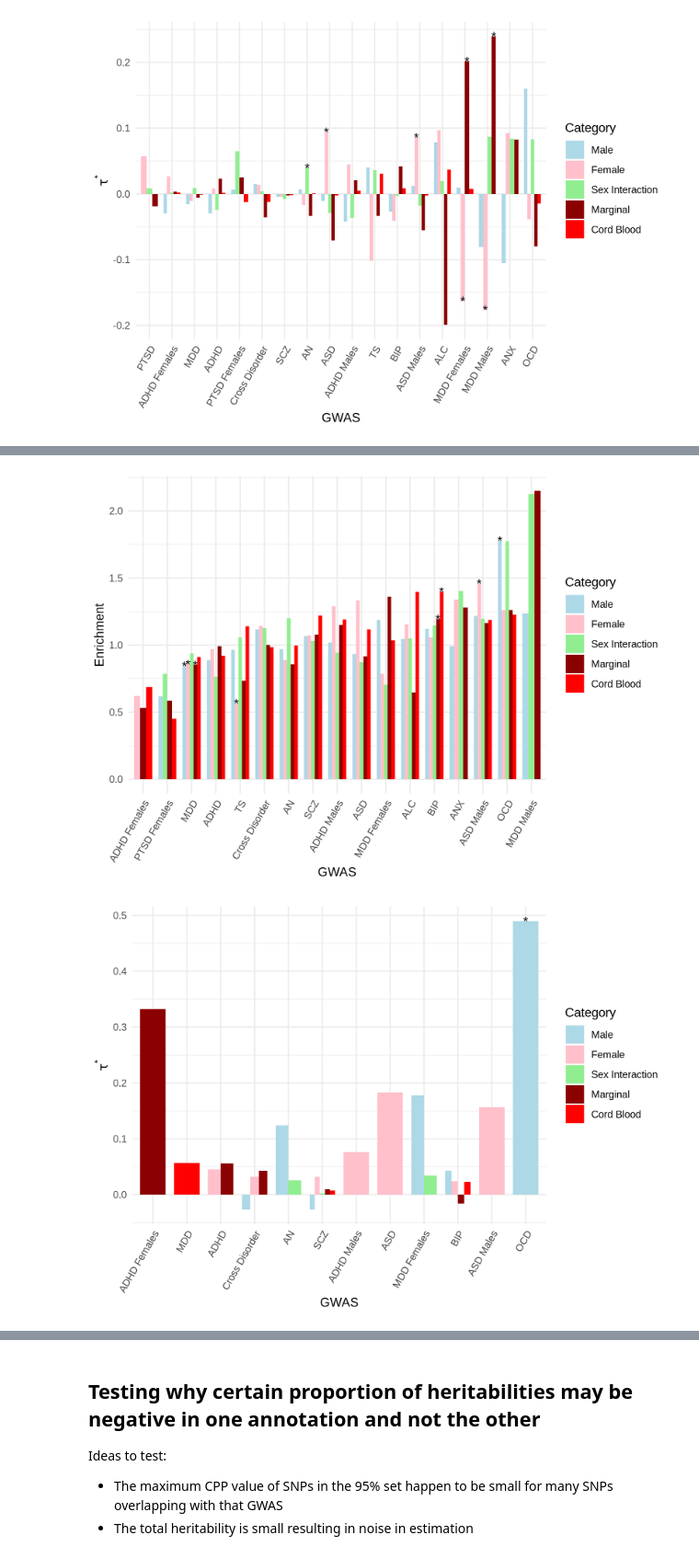
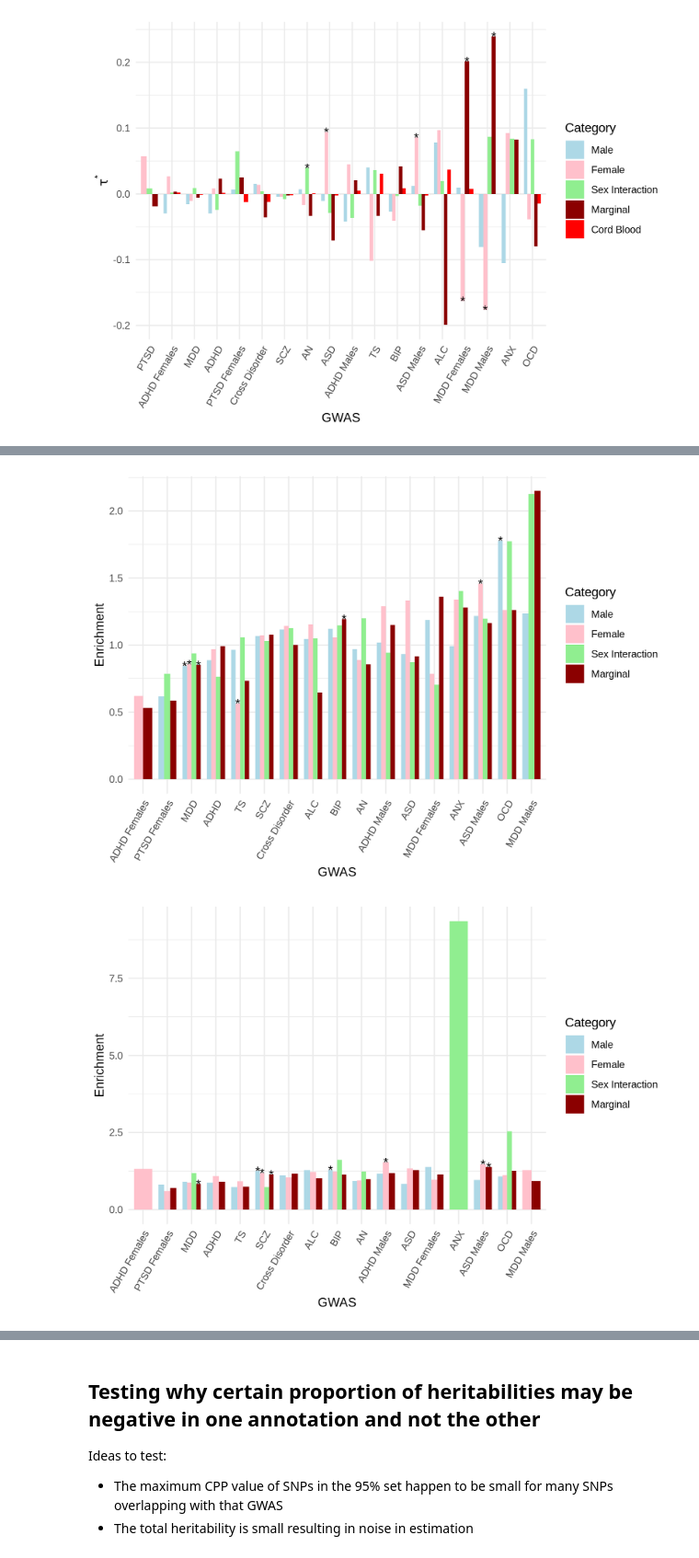
Before and after one commit to wilcas/sex_specific_mQTL, a Jupyter notebook: delahaye_mQTL_analyses/heritability_ldsc_analysis.ipynb, the cells around one changed output, grey strips where cells are left out. Shown at 92% size. Saved outputs shown, nothing was run; the diff lists cells and outputs as text; code cells hidden in the pictures.

```diff
--- a/delahaye_mQTL_analyses/heritability_ldsc_analysis.ipynb
+++ b/delahaye_mQTL_analyses/heritability_ldsc_analysis.ipynb
@@ -188,7 +188,7 @@ part_heritability_results <- function(path){
         full.names = TRUE
       ),
       function(f) {
-        labels <- str_match(f, ".*/(all_cis|bin_CPP_her|maxCPP_her)_(.*)_shared.results")[-c(1)]
+        labels <- str_match(f, ".*/(all_cis_fdr|bin_CPP_her|maxCPP_her)_(.*)_shared.results")[-c(1)]
         if (any(is.na(labels))) {
           return(data.table())
         } else {
@@ -209,7 +209,7 @@ part_heritability_results <- function(path){
         full.names = TRUE
       ),
       function(f) {
-        labels <- str_match(f, ".*/(all_cis|bin_CPP_her|maxCPP_her)_(.*)_shared.log")[-c(1)]
+        labels <- str_match(f, ".*/(all_cis_fdr|bin_CPP_her|maxCPP_her)_(.*)_shared.log")[-c(1)]
         if (any(is.na(labels))) {
           return(data.table())
         } else if (nrow(part_heritability[GWAS == labels[2] & annotation == labels[1]]) == 0 ){
@@ -342,8 +342,12 @@ ggplot(pgc_part_heritability_baseline_df[!GWAS %in% c("ANXFS","Alcohol (AUDIT)",
 all_sd_annot <- list()
 i <- 1
 for(qtl_set in c("marginal","sex_interaction","male", "female", "cord_mqtl")){
-    for(annot in c("maxCPP","bin_CPP")){
-        annotations <- annotation_SD("/scratch/st-dennisjk-1/wcasazza/1000G_phase3_ldsc/single_delahaye_annotations/",glue("{qtl_set}_{annot}_her.*.annot.gz"))
+    for(annot in c("all_cis_fdr","maxCPP_her","bin_CPP_her")){
+        if(grepl("CPP",annot)){
+            annotations <- annotation_SD("/scratch/st-dennisjk-1/wcasazza/1000G_phase3_ldsc/single_delahaye_annotations/",glue("{qtl_set}_{annot}.*.annot.gz"))
+        }else{
+                annotations <- annotation_SD("/scratch/st-dennisjk-1/wcasazza/1000G_phase3_ldsc/single_delahaye_annotations/",glue("{qtl_set}_{annot}.*.annot.gz"))
+        }
         annotations <- data.table(annot_sd=annotations)
         annotations$annotation <- annot
         annotations$Category <- recode(qtl_set,marginal="Marginal",sex_interaction="Sex Interaction", male= "Male", female="Female", cord_mqtl='Cord Blood')
@@ -352,7 +356,6 @@ for(qtl_set in c("marginal","sex_interaction","male", "female", "cord_mqtl")){
     }
 }
 all_sd_annot <- rbindlist(all_sd_annot)
-all_sd_annot[,`:=`(annotation=paste0(annotation,"_her"))]
 # %%
 pgc_part_heritability_df <- merge(pgc_part_heritability_df,all_sd_annot,by=c("annotation","Category"))
 pgc_part_heritability_df[,`:=`(tau_star=(Coefficient * annot_sd)/(h2/total_SNP),tau_se = (Coefficient_std_error * annot_sd)/(h2/total_SNP))]
@@ -438,18 +447,18 @@ options(width= 10, repr.plot.height= 5, repr.plot.res = 300)
 exclude_list <- c("PTSD Males","ASD Females","ANXFS","Alcohol (AUDIT)","Cannabis","Cigarettes Per Day")
 order_dt <-     pgc_part_heritability_baseline_df[
         !GWAS %in% exclude_list &
-        Category %in% c("Marginal", "Sex Interaction", "Male", "Female", "Cord Blood") &
+        Category %in% c("Marginal", "Sex Interaction", "Male", "Female")& #, "Cord Blood") &
         annotation == "bin_CPP_her" &
         Enrichment - Enrichment_std_error > 0,
         .(max_enrich = max(Enrichment)),
         by = "GWAS"
     ]
 GWAS_order <- order_dt[order(max_enrich)]$GWAS
-annot_order <- c("Male","Female","Sex Interaction","Marginal", "Cord Blood")
+annot_order <- c("Male","Female","Sex Interaction","Marginal") #, "Cord Blood")
 ggplot(
     pgc_part_heritability_baseline_df[
         !GWAS %in% exclude_list &
-        Category %in% c("Marginal", "Sex Interaction", "Male", "Female", "Cord Blood") &
+        Category %in% c("Marginal", "Sex Interaction", "Male", "Female")& #, "Cord Blood") &
         annotation == "maxCPP_her" &
         Enrichment - Enrichment_std_error > 0
     ]%>% mutate(GWAS = factor(GWAS,levels = GWAS_order),Category = factor(Category,levels = annot_order)),
@@ -463,7 +472,7 @@ ggplot(
 ggplot(
     pgc_part_heritability_baseline_df[
         !GWAS %in% exclude_list &
-        Category %in% c("Marginal", "Sex Interaction", "Male", "Female", "Cord Blood") &
+        Category %in% c("Marginal", "Sex Interaction", "Male", "Female")& #, "Cord Blood") &
         annotation == "bin_CPP_her" &
         Enrichment - Enrichment_std_error > 0
     ]%>% mutate(GWAS = factor(GWAS,levels = GWAS_order),Category = factor(Category,levels = annot_order)),
@@ -476,7 +485,21 @@ ggplot(
 ggplot(
     pgc_part_heritability_baseline_df[
         !GWAS %in% exclude_list &
-        Category %in% c("Marginal", "Sex Interaction", "Male", "Female", "Cord Blood") &
+        Category %in% c("Marginal", "Sex Interaction", "Male", "Female")& #, "Cord Blood") &
+        annotation == "all_cis_fdr" &
+        Enrichment - Enrichment_std_error > 0
+    ]%>% mutate(GWAS = factor(GWAS,levels = GWAS_order),Category = factor(Category,levels = annot_order)),
+    aes(fill = Category, x=GWAS,y=Enrichment,label = ifelse(significant_enrich,"*","")))+
+    geom_col(position="dodge",width=0.75) +
+    geom_text(position=position_dodge(width=0.75))+
+    scale_fill_manual(values = c("light blue", "pink","light green", "dark red" , "red"))+
+    theme_minimal()+
+    theme(axis.text.x = element_text(angle=60,hjust=1,vjust=1))
+
+ggplot(
+    pgc_part_heritability_baseline_df[
+        !GWAS %in% exclude_list &
+        Category %in% c("Marginal", "Sex Interaction", "Male", "Female")& #, "Cord Blood") &
         annotation == "maxCPP_her" &
         Enrichment - Enrichment_std_error > 0
     ]%>% mutate(GWAS = factor(GWAS,levels = GWAS_order),Category = factor(Category,levels = annot_order)),
@@ -491,7 +514,7 @@ ggplot(
 ggplot(
     pgc_part_heritability_baseline_df[
         !GWAS %in% exclude_list &
-        Category %in% c("Marginal", "Sex Interaction", "Male", "Female", "Cord Blood") &
+        Category %in% c("Marginal", "Sex Interaction", "Male", "Female")& #, "Cord Blood") &
         annotation == "bin_CPP_her" &
         Enrichment - Enrichment_std_error > 0
     ]%>% mutate(GWAS = factor(GWAS,levels = GWAS_order),Category = factor(Category,levels = annot_order)),
@@ -502,4 +525,19 @@ ggplot(
     scale_fill_manual(values = c("light blue", "pink","light green", "dark red" , "red"))+
     theme_minimal()+
     theme(axis.text.x = element_text(angle=60,hjust=1,vjust=1))
+
+ggplot(
+    pgc_part_heritability_baseline_df[
+        !GWAS %in% exclude_list &
+        Category %in% c("Marginal", "Sex Interaction", "Male", "Female")& #, "Cord Blood") &
+        annotation == "all_cis_fdr" &
+        Enrichment - Enrichment_std_error > 0
+    ]%>% mutate(GWAS = factor(GWAS,levels = GWAS_order),Category = factor(Category,levels = annot_order)),
+    aes(fill = Category, x=GWAS,y=tau_star,label = ifelse(pnorm(abs(tau_star/tau_se),lower.tail=F)*2 < 0.05,"*","")))+
+    geom_col(position="dodge",width=0.75) +
+    geom_text(position=position_dodge(width=0.75))+
+    labs(y=bquote(tau^"*"))+
+    scale_fill_manual(values = c("light blue", "pink","light green", "dark red" , "red"))+
+    theme_minimal()+
+    theme(axis.text.x = element_text(angle=60,hjust=1,vjust=1))
 # %% [output]
@@ -507,2 +545,2 @@ ggplot(
-[figure, old version]
+[figure, new version]
-[figure, old version]
+[figure, new version]
```
Also changed, not shown: parts of 3 cells of this notebook.
